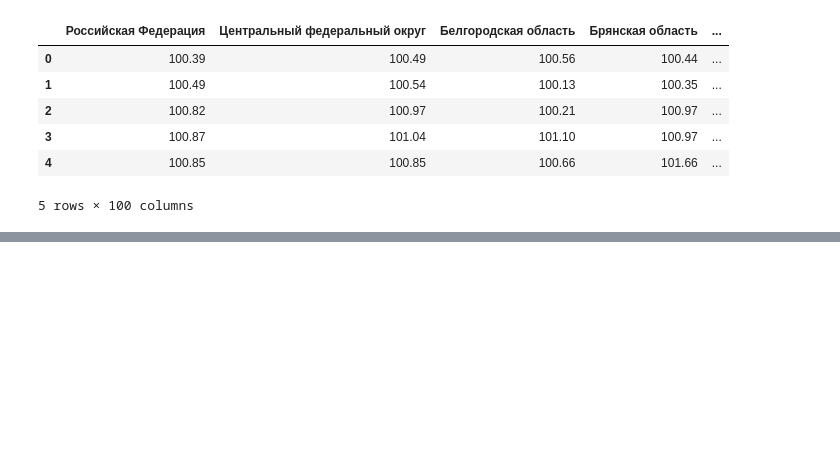
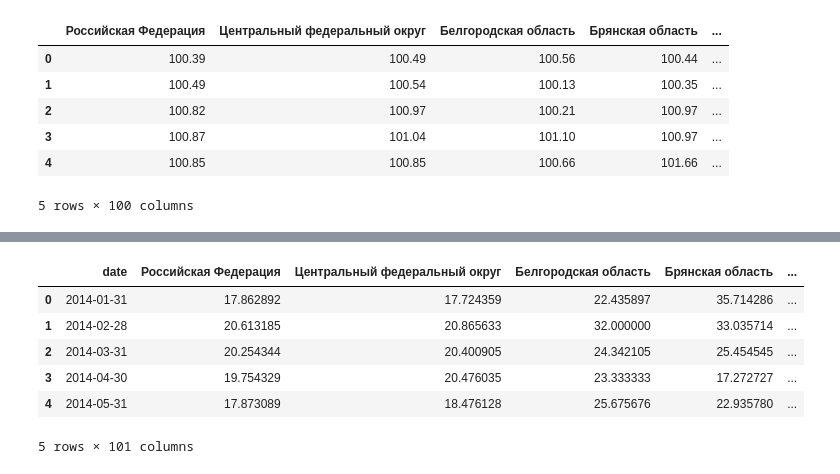
Before and after one commit to askarg/Diploma.-Inflation-model-using-PCA, a Jupyter notebook: dataframe.ipynb, the cells around one changed output, grey strips where cells are left out. Drawn from its saved outputs; the diff is of its cells as text; code cells hidden in the pictures; blank space fills up the shorter version.

```diff
--- a/dataframe.ipynb
+++ b/dataframe.ipynb
@@ -189,0 +123,20 @@ infl_rus
+# %%
+fm_names = ['Ожидания изменение цен на готов', 'Ожидания изменение спроса на пр', 'Ожидания изменение объемов прои',
+         ' Изменение спроса на продукцию', 'Изменение издержек производства', 'Изменение объемов производства']
+
+fm_heading = ['price_exp', 'demand_exp', 'volume_exp', 'changes_demand', 'changes_costs', 'changes_volume']
+
+for i in range(len(fm_names)):
+    df_head = f'fm_{fm_heading[i]}'
+    globals()[df_head] = pd.read_excel('Данные/МП.xls', sheet_name=fm_names[i])
+    globals()[df_head]['date'] = pd.date_range('2014-01-01', '2023-11-01', freq='M')
+
+fm_demand_exp.head()
+# %% [output]
+|  | date | Российская Федерация | Центральный федеральный округ | Белгородская область | Брянская область | ... |
+| 0 | 2014-01-31 | 17.862892 | 17.724359 | 22.435897 | 35.714286 | ... |
+| 1 | 2014-02-28 | 20.613185 | 20.865633 | 32.000000 | 33.035714 | ... |
+| 2 | 2014-03-31 | 20.254344 | 20.400905 | 24.342105 | 25.454545 | ... |
+| 3 | 2014-04-30 | 19.754329 | 20.476035 | 23.333333 | 17.272727 | ... |
+| 4 | 2014-05-31 | 17.873089 | 18.476128 | 25.675676 | 22.935780 | ... |
+5 rows × 101 columns
```
Also changed, not shown: parts of 11 cells of this notebook, 20 other files.
